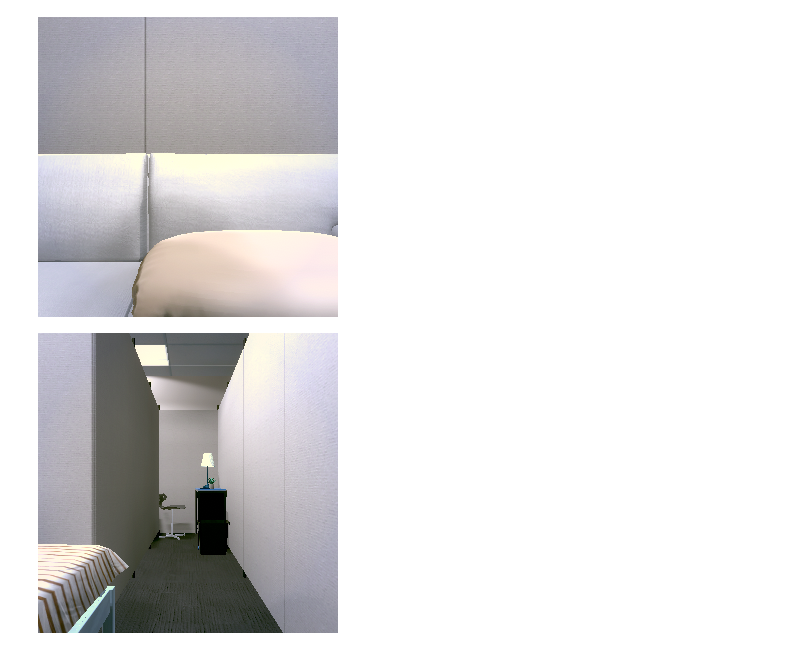
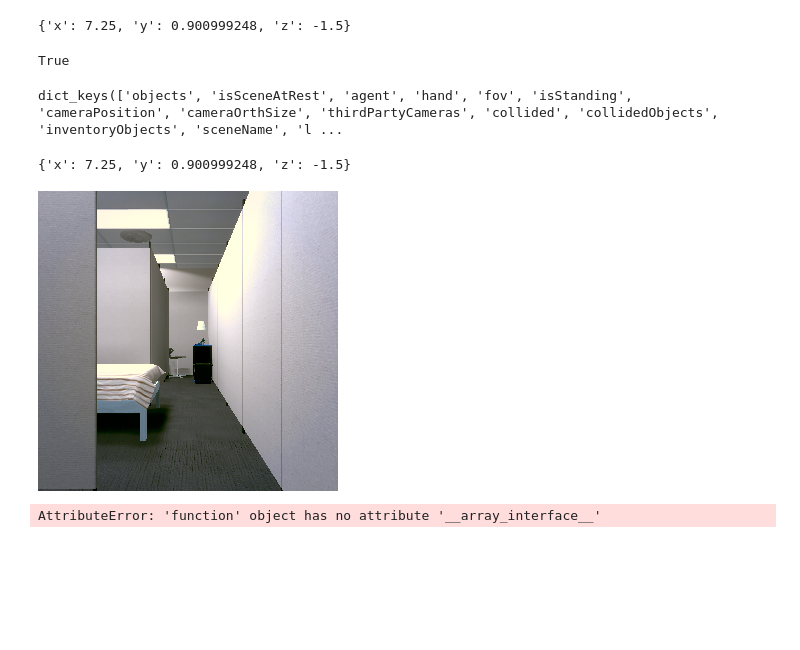
Before and after one commit to drschwenk/transfer, a Jupyter notebook: nn_dataset.ipynb, the cells around one changed output. Cells and saved outputs as stored; diff of their text form; code cells hidden in the pictures; blank space fills up the shorter version.

```diff
--- a/nn_dataset.ipynb
+++ b/nn_dataset.ipynb
@@ -108,4 +131,24 @@ tt1 = inflate_neighborhood(all_orig_pos[-4])
+# %%
+tp = all_orig_pos[0]
+# %%
+ttmd = controller.step(action='TeleportFull', x=tp['x'] + 2, y=tp['y'], z=tp['z'], rotation=269.999542)
+# %%
+ttmd.metadata['agent']['position']
+# %% [output]
+{'x': 7.25, 'y': 0.900999248, 'z': -1.5}
+# %%
+ttmd.metadata['lastActionSuccess']
+# %% [output]
+True
+# %%
+ttmd.metadata.keys()
+# %% [output]
+dict_keys(['objects', 'isSceneAtRest', 'agent', 'hand', 'fov', 'isStanding', 'cameraPosition', 'cameraOrthSize', 'thirdPartyCameras', 'collided', 'collidedObjects', 'inventoryObjects', 'sceneName', 'l ...
+# %%
+ttmd.metadata['agent']['position']
+# %% [output]
+{'x': 7.25, 'y': 0.900999248, 'z': -1.5}
 # %%
-Image.fromarray(tt1.cv2img)
+Image.fromarray(ttmd.cv2img)
 # %% [output]
-[figure, old version]
+[figure, new version]
@@ -114,6 +155,6 @@ controller.step(action='Teleport', x=pos['x'], y=pos['y'], z=pos['z'])
 # %%
 ti1 = all_orig_pos.cv2image()
 # %%
-Image.fromarray(ti1)
+Image.fromarray(ttmd.cv2image)
 # %% [output]
-[figure, removed]
+AttributeError: 'function' object has no attribute '__array_interface__'
```
Also changed, not shown: parts of 16 cells of this notebook.
